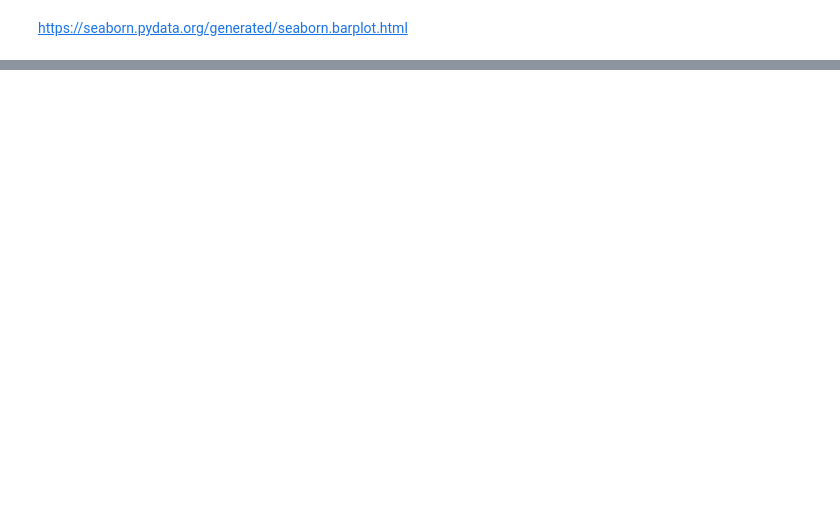
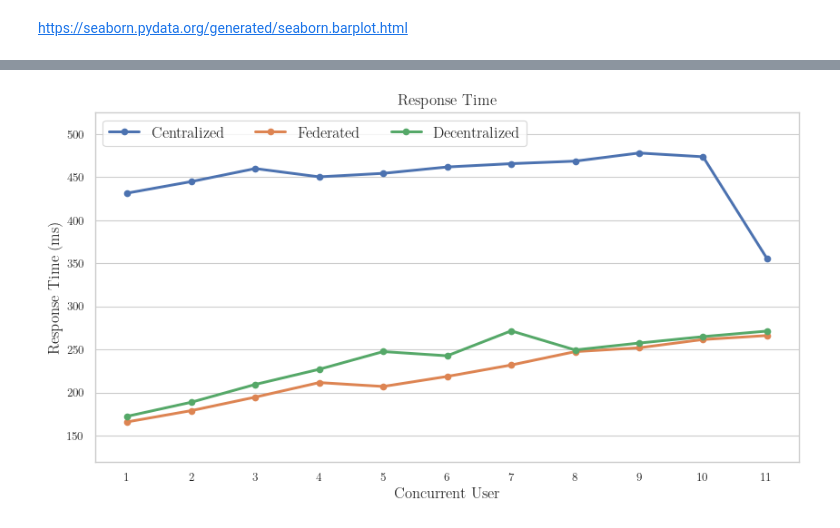
Before and after one commit to nightmare224/edge-cloud-continuum-openfaas, a Jupyter notebook: experiment/analysis/response_time.ipynb, the cells around one changed output, grey strips where cells are left out. Cells and saved outputs as stored; diff of their text form; code cells hidden in the pictures; blank space fills up the shorter version.

```diff
--- a/experiment/analysis/response_time.ipynb
+++ b/experiment/analysis/response_time.ipynb
@@ -50 +47,19 @@ df_plot_resptime.head(10)
+# %%
+def get_resptime_dataframe():
+    dirpath = f"{BASEPATH}/{PATTERN}/{ENTRY}/{ARRIVAL}/{FUNCTION_NAME}"
+#     target_col_name = ["Total Average Response Time", "Total Min Response Time", "Total Max Response Time"]
+    target_col_name = ["Total Average Response Time"]
+#     target_col_name = ["Total Max Response Time"]
+    user_count_list = [i for i in range(USER_START, USER_END + 1)]
+    df_plot_resptime = pd.DataFrame(columns = ["Response Time", "User Count"])
+    for user_cnt in user_count_list:
+        for arch in ARCH_LIST:
+            df = pd.read_csv(f"{dirpath}/{arch.lower()}/case{user_cnt}_stats_history.csv")
+            df = df[target_col_name].iloc[[-1],:]
+            df.index = ["Response Time"]
+            df = df.transpose().reset_index(drop = True)
+            df["User Count"] = user_cnt
+            df["Architecture"] = arch
+            df_plot_resptime = pd.concat((df_plot_resptime, df))
+    return df_plot_resptime
 # %%
@@ -61,0 +85,21 @@ plt.show()
+# %%
+def plot_resptime_dataframe_line(df_plot_resptime, y_name):
+    plt.figure(figsize=(10, 5))
+    ax = sns.pointplot(
+        data=df_plot_resptime,
+        x="User Count",
+        y=y_name,
+        hue="Architecture",
+        linestyle='-',
+#         dodge=.2,
+        capsize=.1,
+        marker=".", markersize=5,
+        markeredgewidth=3)
+
+    ax.set_title(f"{y_name}", fontsize="12")
+    ax.set_xlabel('Concurrent User', fontsize="12")
+    ax.set_ylabel(f"{y_name} (ms)", fontsize="12")
+
+    ax.margins(y=0.15)
+    sns.move_legend(ax, "upper left", ncols=len(ARCH_LIST), fontsize="12", frameon=True, title=None)
+    plt.show()
@@ -72,0 +112,4 @@ sns.pointplot(
+# %%
+plot_resptime_dataframe_line(df, y_name = "Response Time")
+# %% [output]
+[figure, added]
```
Also changed, not shown: parts of 10 cells of this notebook, 2 other files.
